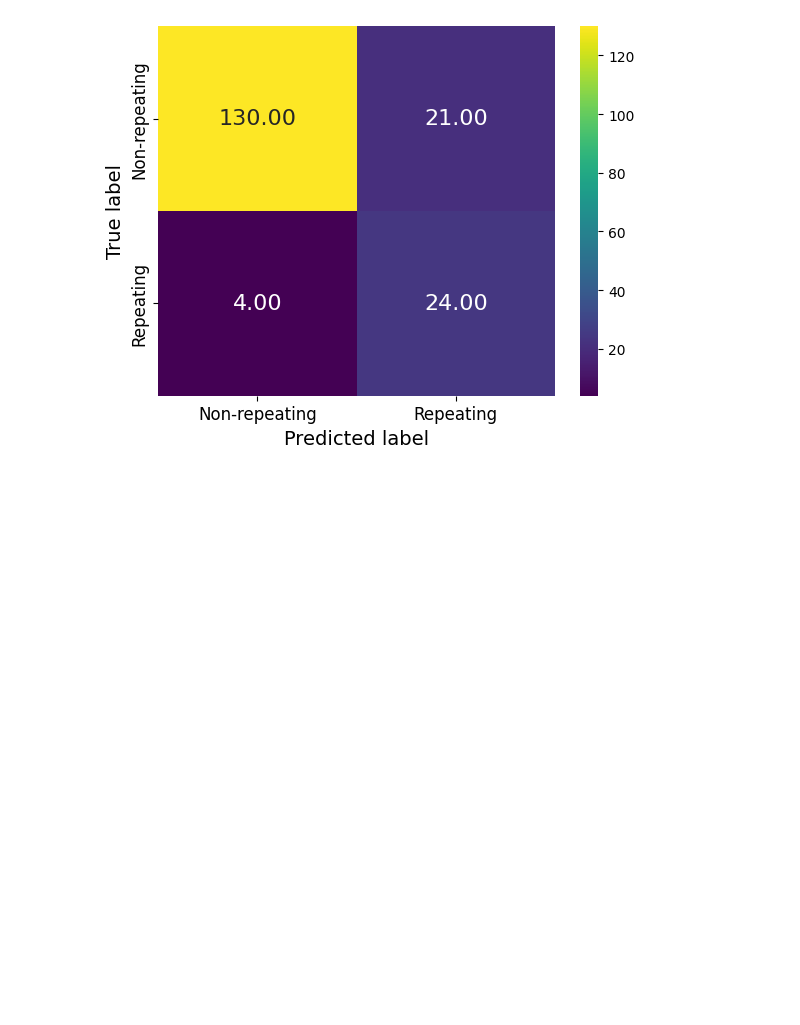
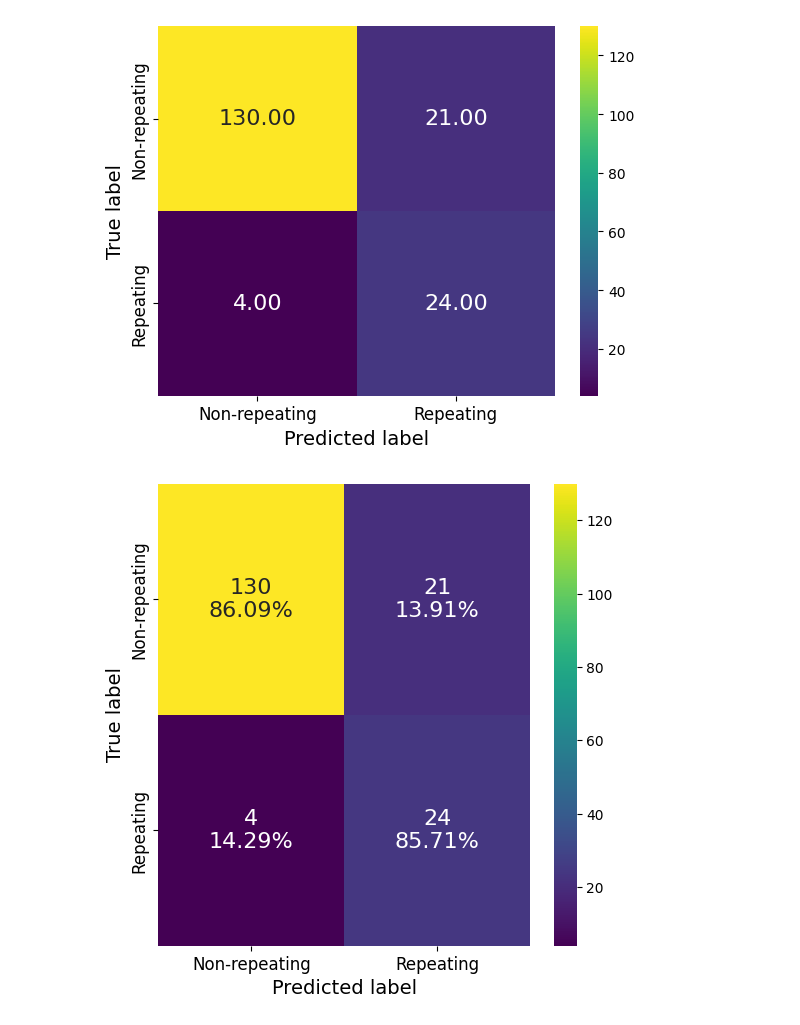
Before and after one commit to cheeku-21/FRBs-Classification, a Jupyter notebook: src/code/sup_models/DecisionTree.ipynb, the cells around one changed output. Cells and saved outputs as stored; diff of their text form; code cells hidden in the pictures; blank space fills up the shorter version.

```diff
--- a/src/code/sup_models/DecisionTree.ipynb
+++ b/src/code/sup_models/DecisionTree.ipynb
@@ -95,3 +95,21 @@ plt.yticks([0.5, 1.5], ["Non-repeating", "Repeating"], fontsize=12)
 plt.show()
 # %% [output]
 [figure]
+# %%
+labels = np.array([["{0}\n{1:.2f}%".format(value, percent) for value, percent in zip(row, percent_row)]
+                   for row, percent_row in zip(cm, cm_percent)])
+plt.figure(figsize=(6, 6))
+sns.heatmap(cm, annot=labels, fmt='', cmap='viridis', cbar=True, annot_kws={"size": 16})
+
+# Adding labels and title
+plt.xlabel("Predicted label", fontsize=14)
+plt.ylabel("True label", fontsize=14)
+
+# Customize tick labels
+plt.xticks([0.5, 1.5], ["Non-repeating", "Repeating"], fontsize=12)
+plt.yticks([0.5, 1.5], ["Non-repeating", "Repeating"], fontsize=12)
+
+# Show the plot
+plt.show()
+# %% [output]
+[figure, added]
```
